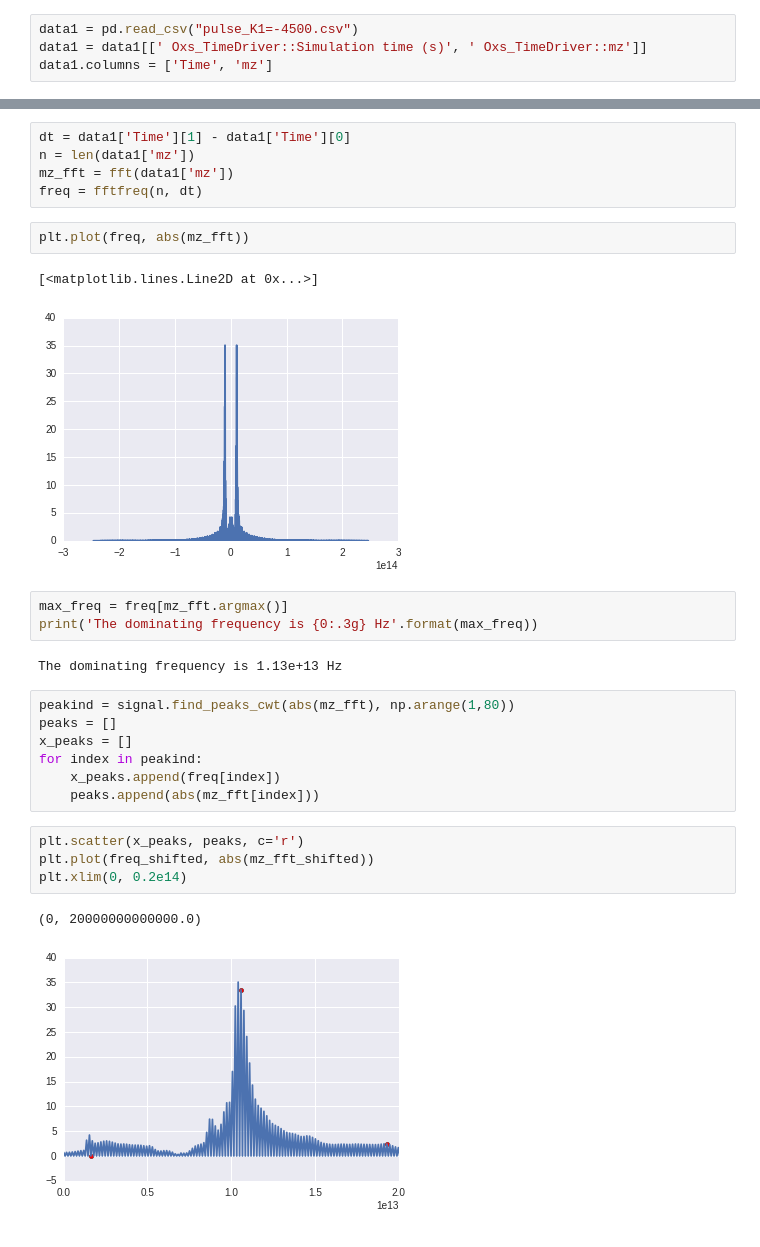
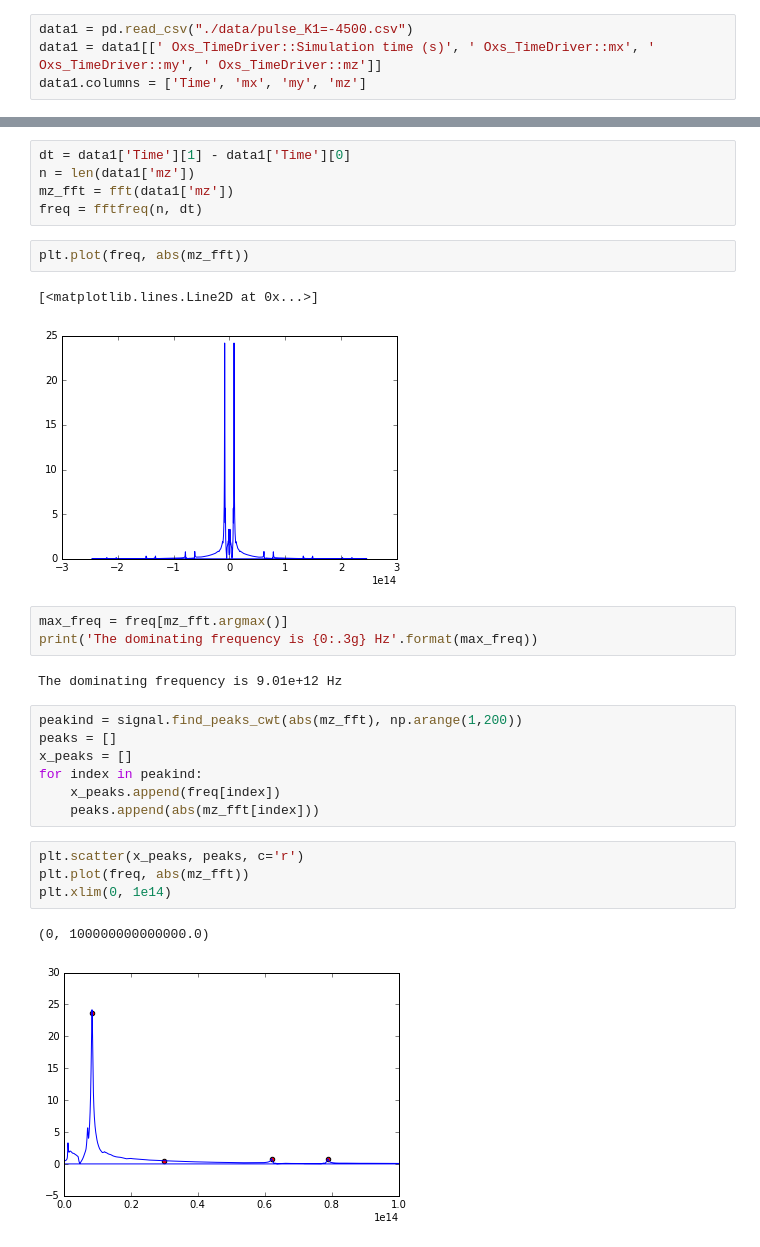
Before and after one commit to carlosmiguelpatino/FerromagneticResonance, a Jupyter notebook: Ferromagnetic Resonance Analysis.ipynb, the cells around one changed output, grey strips where cells are left out. Saved outputs shown, nothing was run; the diff lists cells and outputs as text.

```diff
--- a/Ferromagnetic Resonance Analysis.ipynb
+++ b/Ferromagnetic Resonance Analysis.ipynb
@@ -7,6 +7,6 @@ from scipy.optimize import curve_fit
 import matplotlib.pylab as plt
 %matplotlib inline
 # %%
-data1 = pd.read_csv("pulse_K1=-4500.csv")
-data1 = data1[[' Oxs_TimeDriver::Simulation time (s)', ' Oxs_TimeDriver::mz']]
-data1.columns = ['Time', 'mz']
+data1 = pd.read_csv("./data/pulse_K1=-4500.csv")
+data1 = data1[[' Oxs_TimeDriver::Simulation time (s)', ' Oxs_TimeDriver::mx', ' Oxs_TimeDriver::my', ' Oxs_TimeDriver::mz']]
+data1.columns = ['Time', 'mx', 'my', 'mz']
@@ -59,14 +68,14 @@ freq = fftfreq(n, dt)
 plt.plot(freq, abs(mz_fft))
 # %% [output]
 [<matplotlib.lines.Line2D at 0x...>]
-[figure, old version]
+[figure, new version]
 # %%
 max_freq = freq[mz_fft.argmax()]
 print('The dominating frequency is {0:.3g} Hz'.format(max_freq))
 # %% [output]
-The dominating frequency is 1.13e+13 Hz
+The dominating frequency is 9.01e+12 Hz
 # %%
-peakind = signal.find_peaks_cwt(abs(mz_fft), np.arange(1,80))
+peakind = signal.find_peaks_cwt(abs(mz_fft), np.arange(1,200))
 peaks = []
 x_peaks = []
 for index in peakind:
@@ -74,8 +83,8 @@ for index in peakind:
     peaks.append(abs(mz_fft[index]))
 # %%
 plt.scatter(x_peaks, peaks, c='r')
-plt.plot(freq_shifted, abs(mz_fft_shifted))
-plt.xlim(0, 0.2e14)
+plt.plot(freq, abs(mz_fft))
+plt.xlim(0, 1e14)
 # %% [output]
-(0, 20000000000000.0)
+(0, 100000000000000.0)
-[figure, old version]
+[figure, new version]
```
Also changed, not shown: parts of 3 cells of this notebook, 9 other files.
